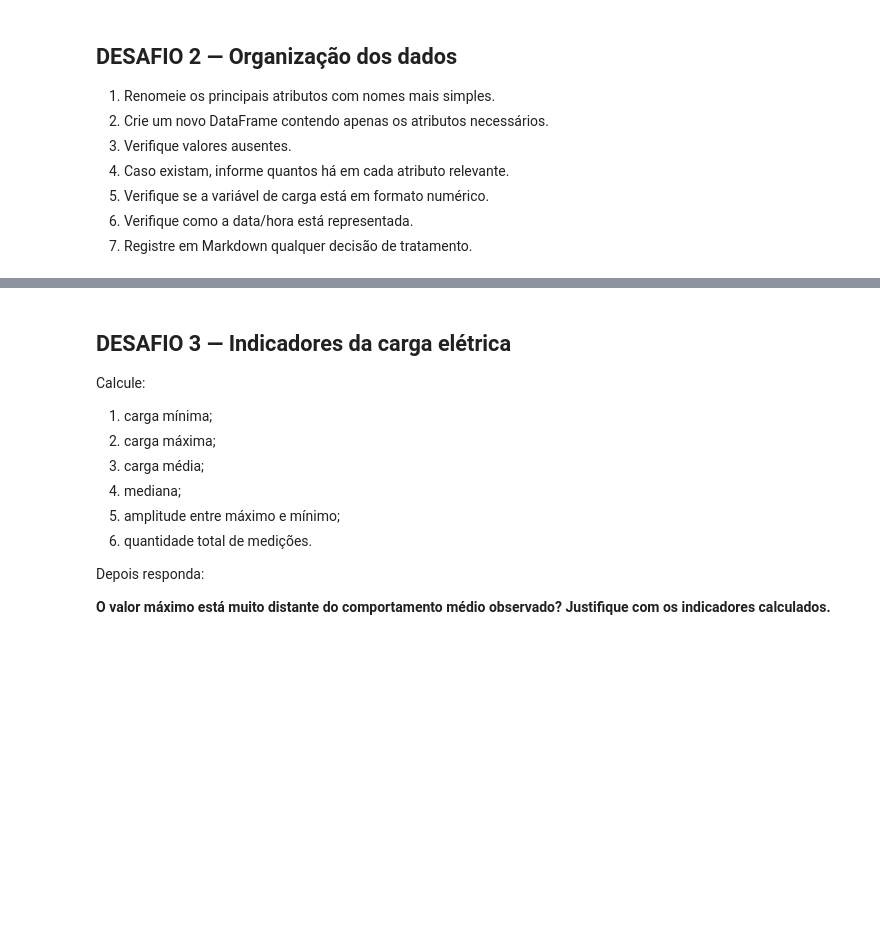
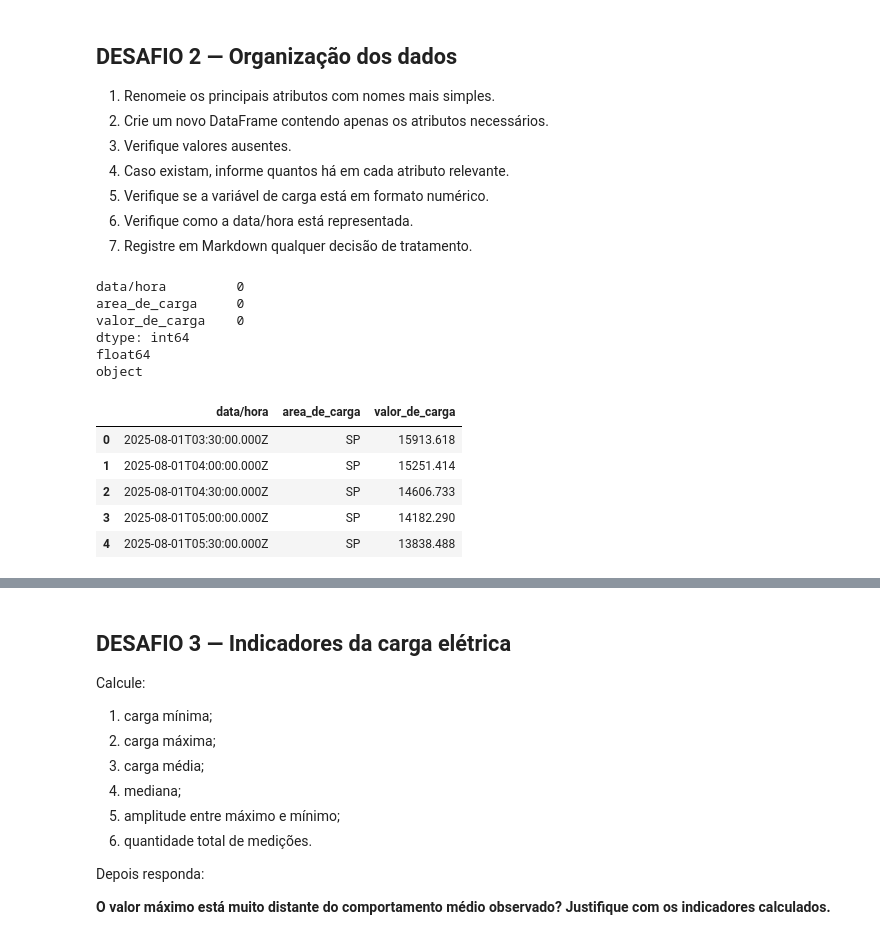
Before and after one commit to Hiero-o/cp_01_tritiack, a Jupyter notebook: Desafio_Final_Energia_ONS_API_Final.ipynb, the cells around one changed output, grey strips where cells are left out. Drawn from its saved outputs; the diff is of its cells as text; code cells hidden in the pictures; blank space fills up the shorter version.

```diff
--- a/Desafio_Final_Energia_ONS_API_Final.ipynb
+++ b/Desafio_Final_Energia_ONS_API_Final.ipynb
@@ -113,0 +149,29 @@ registros
+# %%
+df1 = dados.rename(columns={'din_referenciautc': 'data/hora',
+                      'cod_areacarga': 'area_de_carga',
+                      'val_cargaglobal': 'valor_de_carga'
+                    }, inplace=True)
+
+df1 = dados[['data/hora', 'area_de_carga', 'valor_de_carga']]
+
+
+print(df1.isna().sum())
+
+print(df1['valor_de_carga'].dtype)
+
+print(df1['data/hora'].dtype)
+
+df1.head()
+# %% [output]
+data/hora         0
+area_de_carga     0
+valor_de_carga    0
+dtype: int64
+float64
+object
+|  | data/hora | area_de_carga | valor_de_carga |
+| 0 | 2025-08-01T03:30:00.000Z | SP | 15913.618 |
+| 1 | 2025-08-01T04:00:00.000Z | SP | 15251.414 |
+| 2 | 2025-08-01T04:30:00.000Z | SP | 14606.733 |
+| 3 | 2025-08-01T05:00:00.000Z | SP | 14182.290 |
+| 4 | 2025-08-01T05:30:00.000Z | SP | 13838.488 |
```
Also changed, not shown: parts of 9 cells of this notebook.
